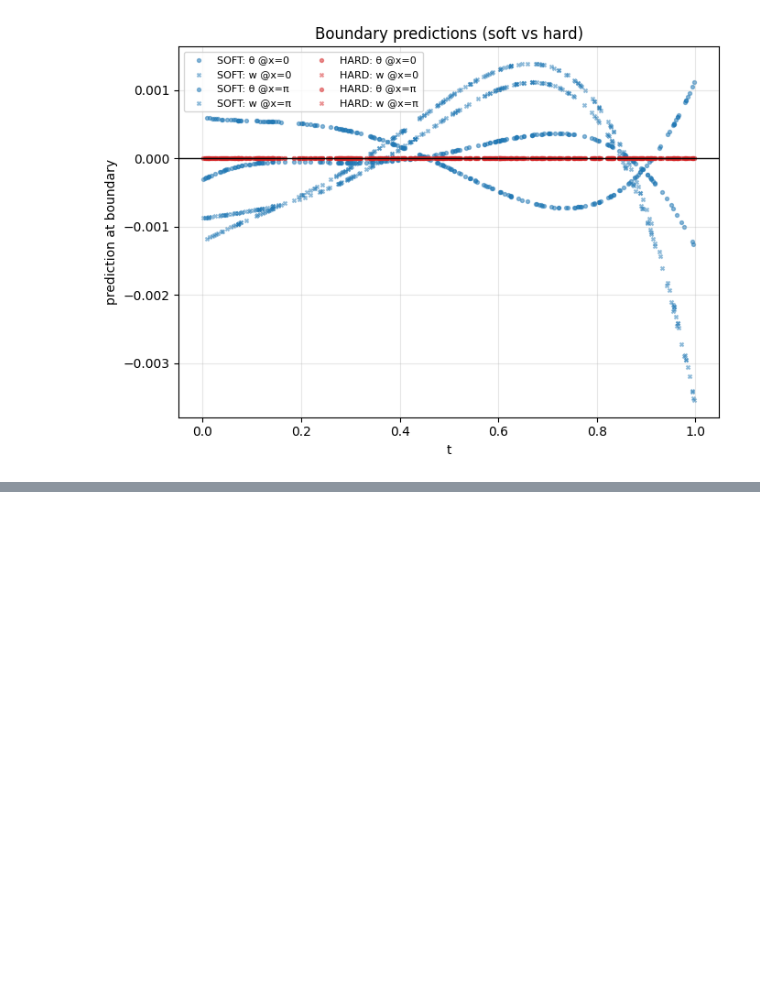
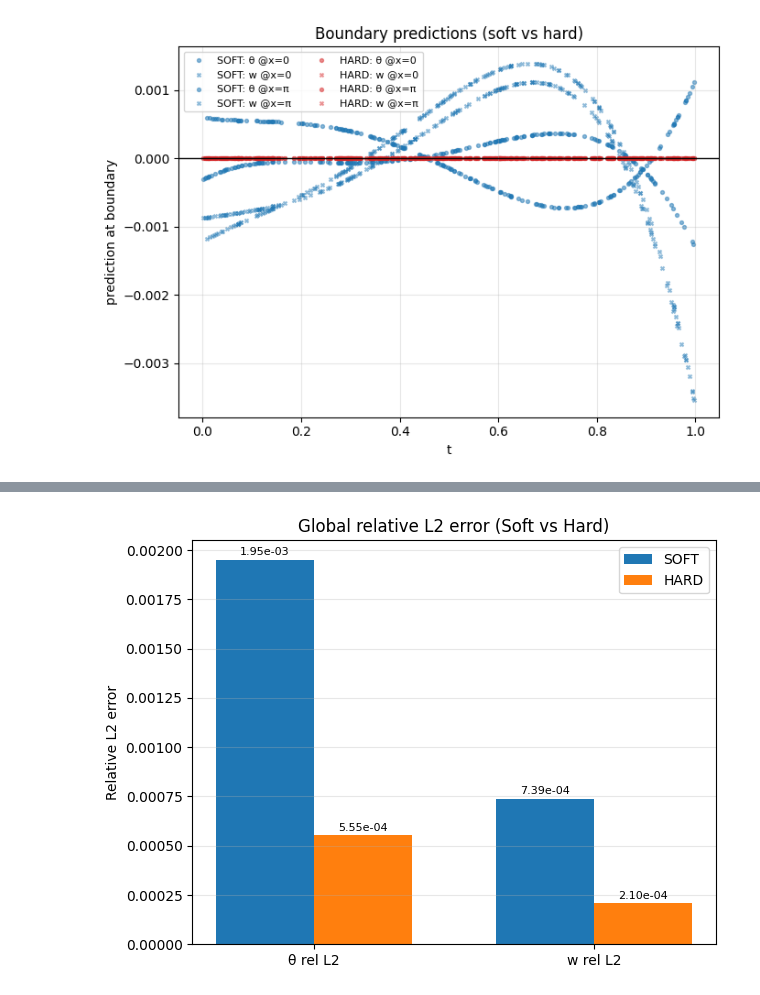
Before and after one commit to dhalmoon98/SciML_PJT_Implementation, a Jupyter notebook: notebooks/HardvsSoft.ipynb, the cells around one changed output, grey strips where cells are left out. Cells and saved outputs as stored; diff of their text form; code cells hidden in the pictures; blank space fills up the shorter version.

```diff
--- a/notebooks/HardvsSoft.ipynb
+++ b/notebooks/HardvsSoft.ipynb
@@ -415,3 +415,83 @@ Boundary |prediction| stats
 SOFT : theta_mean=3.146e-04, theta_max=1.257e-03, w_mean=8.234e-04, w_max=3.545e-03
 HARD : theta_mean=0.000e+00, theta_max=0.000e+00, w_mean=0.000e+00, w_max=0.000e+00
 [figure]
+# %%
+
+
+@torch.no_grad()
+def predict_fields(model, x, t):
+    X = torch.cat([x, t], dim=1)
+    u = model(X); theta, w = split_theta_w(u)
+    return theta.cpu().numpy().ravel(), w.cpu().numpy().ravel()
+
+@torch.no_grad()
+def relative_L2(model, Nx=160, Nt=160):
+    xs = torch.linspace(0.0, np.pi, Nx, device=device).reshape(-1,1)
+    ts = torch.linspace(0.0, 1.0,   Nt, device=device).reshape(-1,1)
+    Xg, Tg = torch.meshgrid(xs.squeeze(), ts.squeeze(), indexing="ij")
+    X = Xg.reshape(-1,1); T = Tg.reshape(-1,1)
+    th, w = predict_fields(model, X, T)
+    th_ex = theta_exact_np(X.cpu().numpy(), T.cpu().numpy()).ravel()
+    w_ex  = w_exact_np(X.cpu().numpy(),   T.cpu().numpy()).ravel()
+    th_rel = np.linalg.norm(th - th_ex) / np.linalg.norm(th_ex)
+    w_rel  = np.linalg.norm(w  - w_ex ) / np.linalg.norm(w_ex )
+    return th_rel, w_rel
+
+@torch.no_grad()
+def error_maps(model, Nx=120, Nt=120):
+    xs = torch.linspace(0.0, np.pi, Nx, device=device).reshape(-1,1)
+    ts = torch.linspace(0.0, 1.0,   Nt, device=device).reshape(-1,1)
+    Xg, Tg = torch.meshgrid(xs.squeeze(), ts.squeeze(), indexing="ij")
+    X = Xg.reshape(-1,1); T = Tg.reshape(-1,1)
+    th, w = predict_fields(model, X, T)
+    th = th.reshape(Nx, Nt); w = w.reshape(Nx, Nt)
+    th_ex = theta_exact_np(X.cpu().numpy(), T.cpu().numpy()).reshape(Nx, Nt)
+    w_ex  = w_exact_np(X.cpu().numpy(),   T.cpu().numpy()).reshape(Nx, Nt)
+    return Xg.cpu().numpy(), Tg.cpu().numpy(), np.abs(th - th_ex), np.abs(w - w_ex)
+
+def show_heat(A, title):
+    plt.figure(figsize=(5,4))
+    plt.imshow(A.T, origin='lower', aspect='auto', extent=[0,np.pi,0,1])
+    plt.colorbar(); plt.xlabel("x"); plt.ylabel("t"); plt.title(title); plt.tight_layout(); plt.show()
+
+# Global Rel L2 (Soft vs Hard)
+thL2_s, wL2_s = relative_L2(model_soft_tr)
+thL2_h, wL2_h = relative_L2(model_hard_tr)
+print(f"[SOFT] θ L2={thL2_s:.3e}, w L2={wL2_s:.3e}")
+print(f"[HARD] θ L2={thL2_h:.3e}, w L2={wL2_h:.3e}")
+
+# Global Relative L2 error (Soft vs Hard)
+labels = ["θ rel L2", "w rel L2"]
+soft_vals = [thL2_s, wL2_s]
+hard_vals = [thL2_h, wL2_h]
+
+x = np.arange(len(labels))
+wbar = 0.35
+
+plt.figure()
+bars1 = plt.bar(x - wbar/2, soft_vals, wbar, label="SOFT")
+bars2 = plt.bar(x + wbar/2, hard_vals, wbar, label="HARD")
+plt.xticks(x, labels)
+plt.ylabel("Relative L2 error")
+plt.title("Global relative L2 error (Soft vs Hard)")
+plt.legend()
+plt.grid(True, axis='y', alpha=0.3)
+
+# 막대 위 값 표기
+for bars in (bars1, bars2):
+    for b in bars:
+        h = b.get_height()
+        plt.annotate(f"{h:.2e}", (b.get_x()+b.get_width()/2, h),
+                     textcoords="offset points", xytext=(0,3),
+                     ha='center', fontsize=8)
+
+plt.tight_layout()
+plt.show()
+
+
+# Heat Map
+_, _, e_th_s, e_w_s = error_maps(model_soft_tr)
+_, _, e_th_h, e_w_h = error_maps(model_hard_tr)
+show_heat(e_th_s, "Abs Error |θ| – SOFT"); show_heat(e_th_h, "Abs Error |θ| – HARD")
+show_heat(e_w_s,  "Abs Error |w| – SOFT");  show_heat(e_w_h,  "Abs Error |w| – HARD")
+# %% [output]
@@ -417,0 +500 @@ HARD : theta_mean=0.000e+00, theta_max=0.000e+00, w_mean=0.000e+00, w_max=0.000e
+[figure, added]
```
Also changed, not shown: parts of 1 cell of this notebook, 1 other file.
